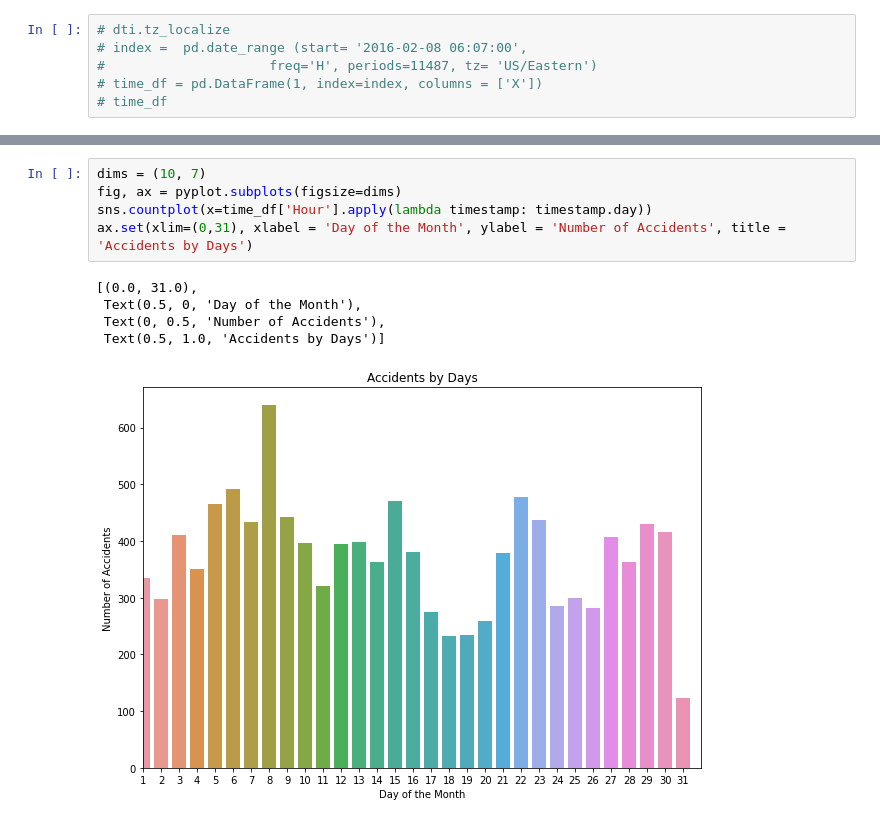
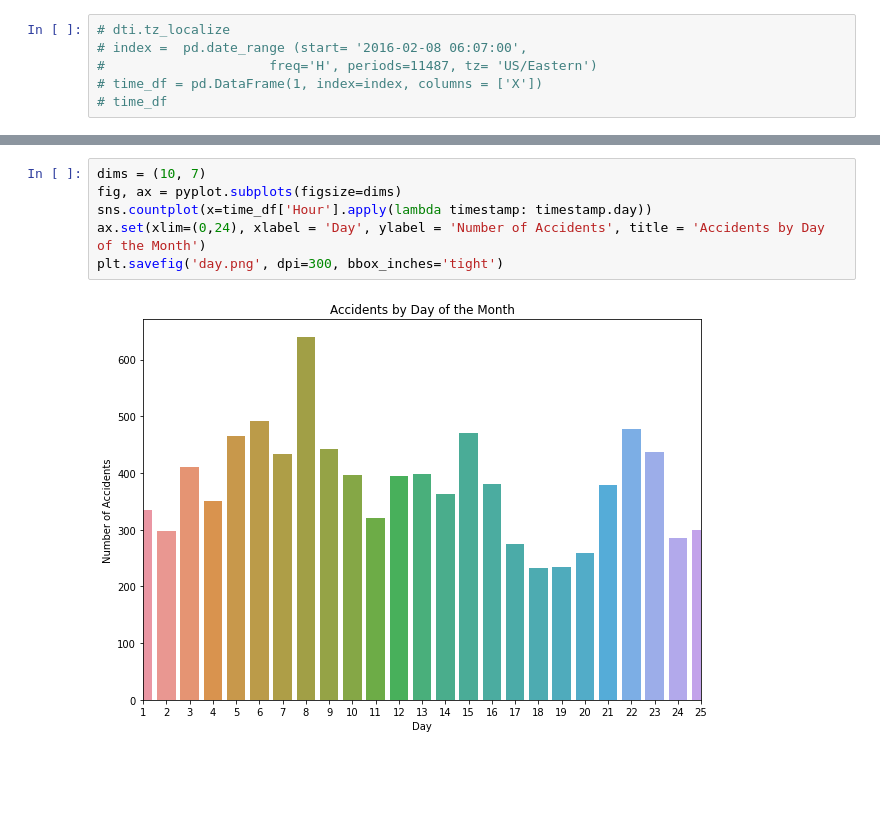
Before and after one commit to cgrove3141/Project-1, a Jupyter notebook: Accidents_Time.ipynb, the cells around one changed output, grey strips where cells are left out. Saved outputs shown, nothing was run; the diff lists cells and outputs as text; blank space fills up the shorter version.

```diff
--- a/Accidents_Time.ipynb
+++ b/Accidents_Time.ipynb
@@ -92,14 +89,11 @@ ax.set(xlim=(0,24), xlabel = 'Time of Day', ylabel = 'Number of Accidents', titl
 # %%
 dims = (10, 7)
 fig, ax = pyplot.subplots(figsize=dims)
 sns.countplot(x=time_df['Hour'].apply(lambda timestamp: timestamp.day))
-ax.set(xlim=(0,31), xlabel = 'Day of the Month', ylabel = 'Number of Accidents', title = 'Accidents by Days')
+ax.set(xlim=(0,24), xlabel = 'Day', ylabel = 'Number of Accidents', title = 'Accidents by Day of the Month')
+plt.savefig('day.png', dpi=300, bbox_inches='tight')
 # %% [output]
-[(0.0, 31.0),
- Text(0.5, 0, 'Day of the Month'),
- Text(0, 0.5, 'Number of Accidents'),
- Text(0.5, 1.0, 'Accidents by Days')]
-[figure, old version]
+[figure, new version]
 # %%
 time_list = time_df['Hour'].apply(lambda timestamp: timestamp.hour).value_counts()
 time_list
```
Also changed, not shown: parts of 12 cells of this notebook, 5 other files.
